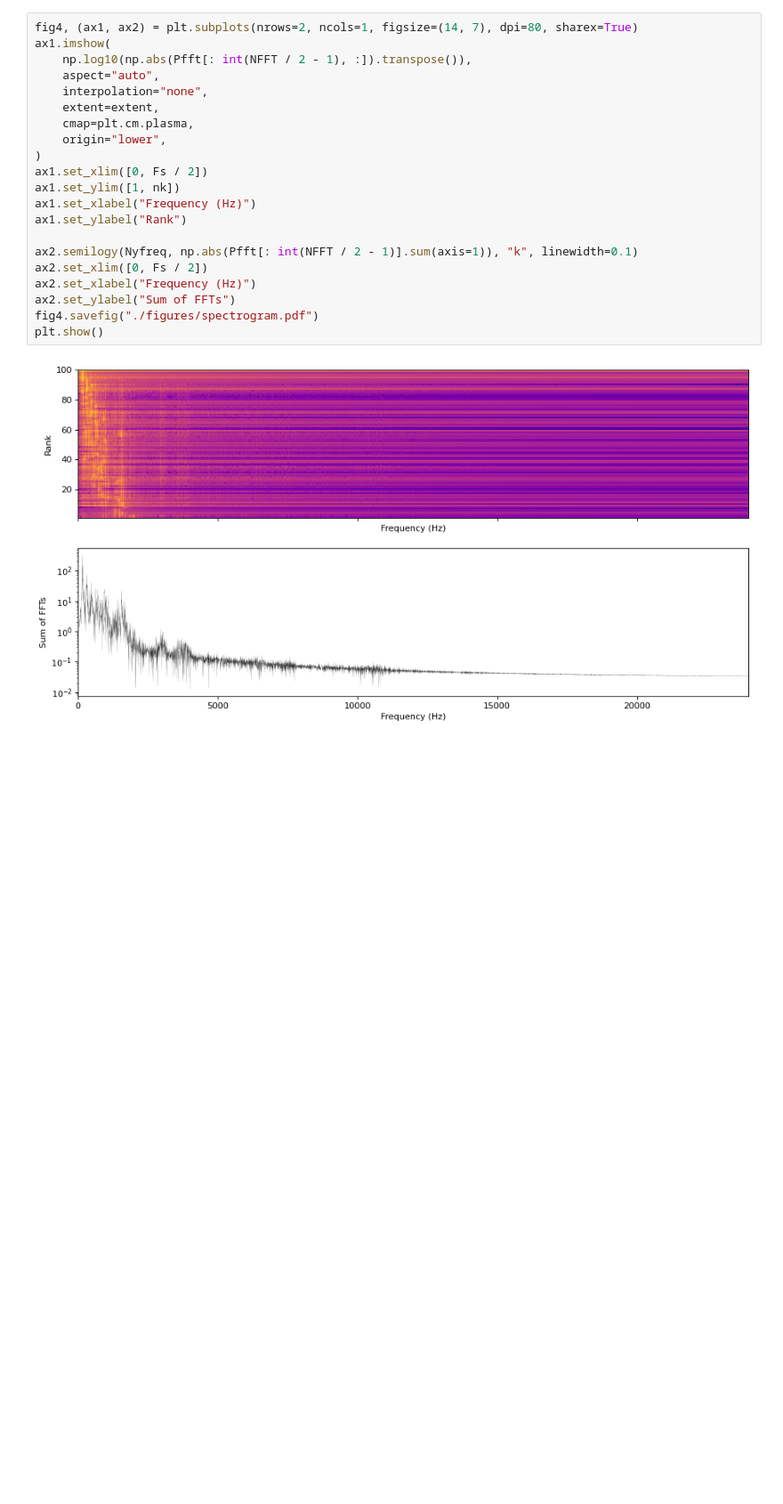
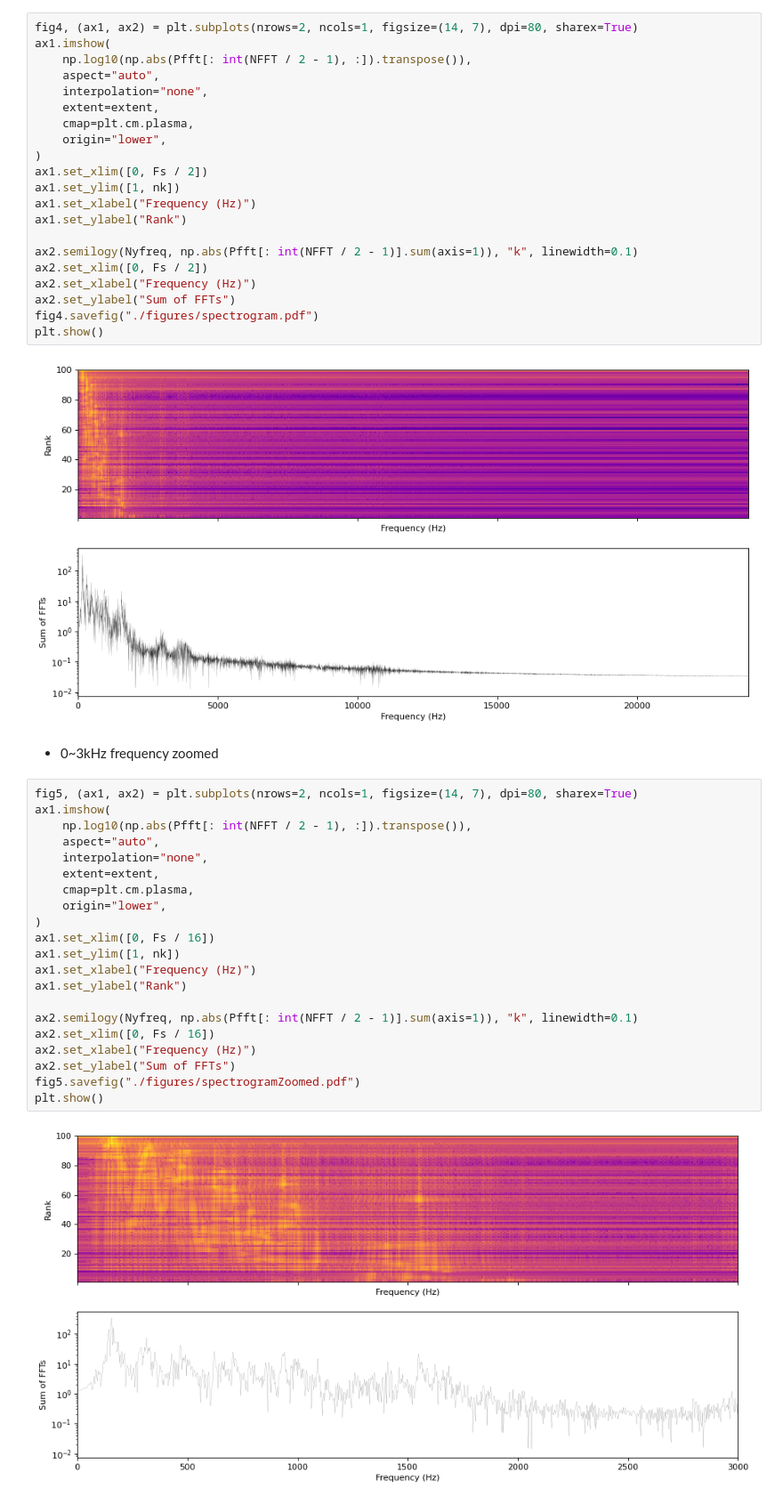
Before and after one commit to eunchurn/signal-decomposition, a Jupyter notebook: main.ipynb, the cells around one changed output. Shown at 89% size. Cells and saved outputs as stored; diff of their text form; blank space fills up the shorter version.

```diff
--- a/main.ipynb
+++ b/main.ipynb
@@ -127,3 +129,28 @@ fig4.savefig("./figures/spectrogram.pdf")
 plt.show()
 # %% [output]
 [figure]
+# %% [markdown]
+- 0~3kHz frequency zoomed
+# %%
+fig5, (ax1, ax2) = plt.subplots(nrows=2, ncols=1, figsize=(14, 7), dpi=80, sharex=True)
+ax1.imshow(
+    np.log10(np.abs(Pfft[: int(NFFT / 2 - 1), :]).transpose()),
+    aspect="auto",
+    interpolation="none",
+    extent=extent,
+    cmap=plt.cm.plasma,
+    origin="lower",
+)
+ax1.set_xlim([0, Fs / 16])
+ax1.set_ylim([1, nk])
+ax1.set_xlabel("Frequency (Hz)")
+ax1.set_ylabel("Rank")
+
+ax2.semilogy(Nyfreq, np.abs(Pfft[: int(NFFT / 2 - 1)].sum(axis=1)), "k", linewidth=0.1)
+ax2.set_xlim([0, Fs / 16])
+ax2.set_xlabel("Frequency (Hz)")
+ax2.set_ylabel("Sum of FFTs")
+fig5.savefig("./figures/spectrogramZoomed.pdf")
+plt.show()
+# %% [output]
+[figure, added]
```
Also changed, not shown: parts of 2 cells of this notebook, 6 other files.
